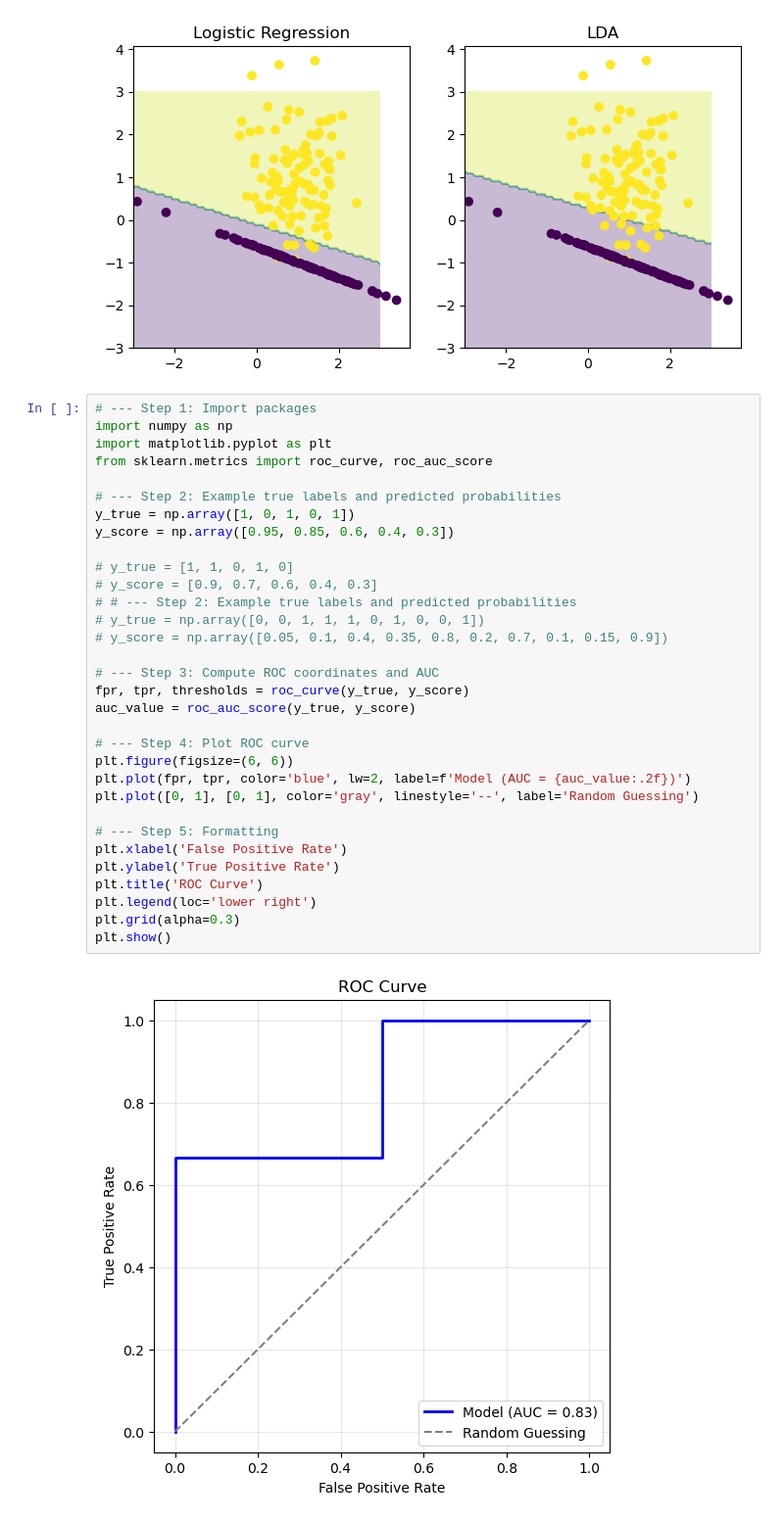
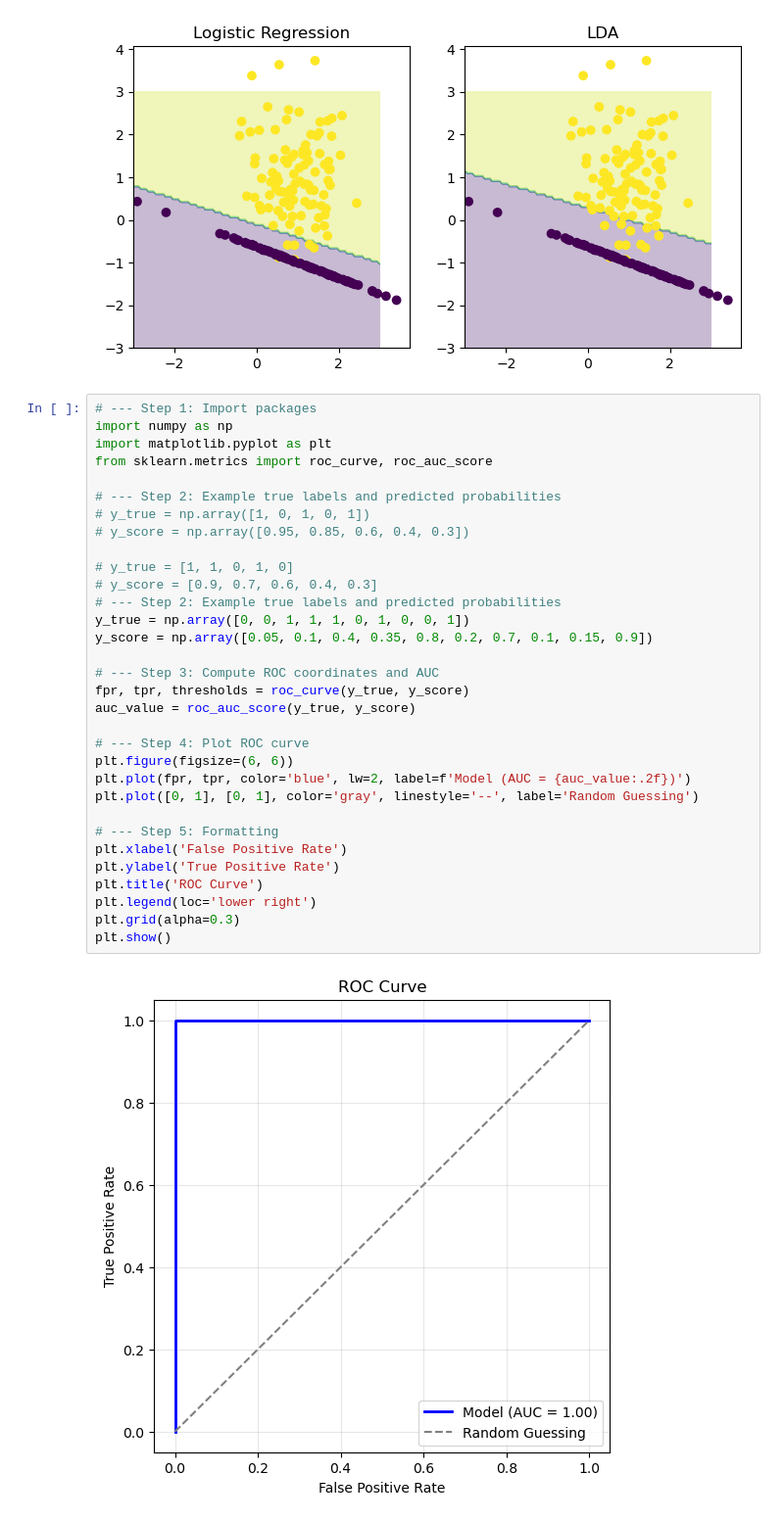
Before and after one commit to wangyouan/AIandFinance2025, a Jupyter notebook: example_notebook/lecture7_inclass_example.ipynb, the cells around one changed output. Shown: that part at 98% size. Cells and saved outputs as stored; diff of their text form.

Commit message:
update lecture 7 example

```diff
--- a/example_notebook/lecture7_inclass_example.ipynb
+++ b/example_notebook/lecture7_inclass_example.ipynb
@@ -149,34 +149,34 @@ plt.show()
 # %%
 # --- Step 1: Import packages
 import numpy as np
 import matplotlib.pyplot as plt
 from sklearn.metrics import roc_curve, roc_auc_score
 
 # --- Step 2: Example true labels and predicted probabilities
-y_true = np.array([1, 0, 1, 0, 1])
-y_score = np.array([0.95, 0.85, 0.6, 0.4, 0.3])
+# y_true = np.array([1, 0, 1, 0, 1])
+# y_score = np.array([0.95, 0.85, 0.6, 0.4, 0.3])
 
 # y_true = [1, 1, 0, 1, 0]
 # y_score = [0.9, 0.7, 0.6, 0.4, 0.3]
-# # --- Step 2: Example true labels and predicted probabilities
-# y_true = np.array([0, 0, 1, 1, 1, 0, 1, 0, 0, 1])
-# y_score = np.array([0.05, 0.1, 0.4, 0.35, 0.8, 0.2, 0.7, 0.1, 0.15, 0.9])
+# --- Step 2: Example true labels and predicted probabilities
+y_true = np.array([0, 0, 1, 1, 1, 0, 1, 0, 0, 1])
+y_score = np.array([0.05, 0.1, 0.4, 0.35, 0.8, 0.2, 0.7, 0.1, 0.15, 0.9])
 
 # --- Step 3: Compute ROC coordinates and AUC
 fpr, tpr, thresholds = roc_curve(y_true, y_score)
 auc_value = roc_auc_score(y_true, y_score)
 
 # --- Step 4: Plot ROC curve
 plt.figure(figsize=(6, 6))
 plt.plot(fpr, tpr, color='blue', lw=2, label=f'Model (AUC = {auc_value:.2f})')
 plt.plot([0, 1], [0, 1], color='gray', linestyle='--', label='Random Guessing')
 
 # --- Step 5: Formatting
 plt.xlabel('False Positive Rate')
 plt.ylabel('True Positive Rate')
 plt.title('ROC Curve')
 plt.legend(loc='lower right')
 plt.grid(alpha=0.3)
 plt.show()
 # %% [output]
-[figure, old version]
+[figure, new version]
```
